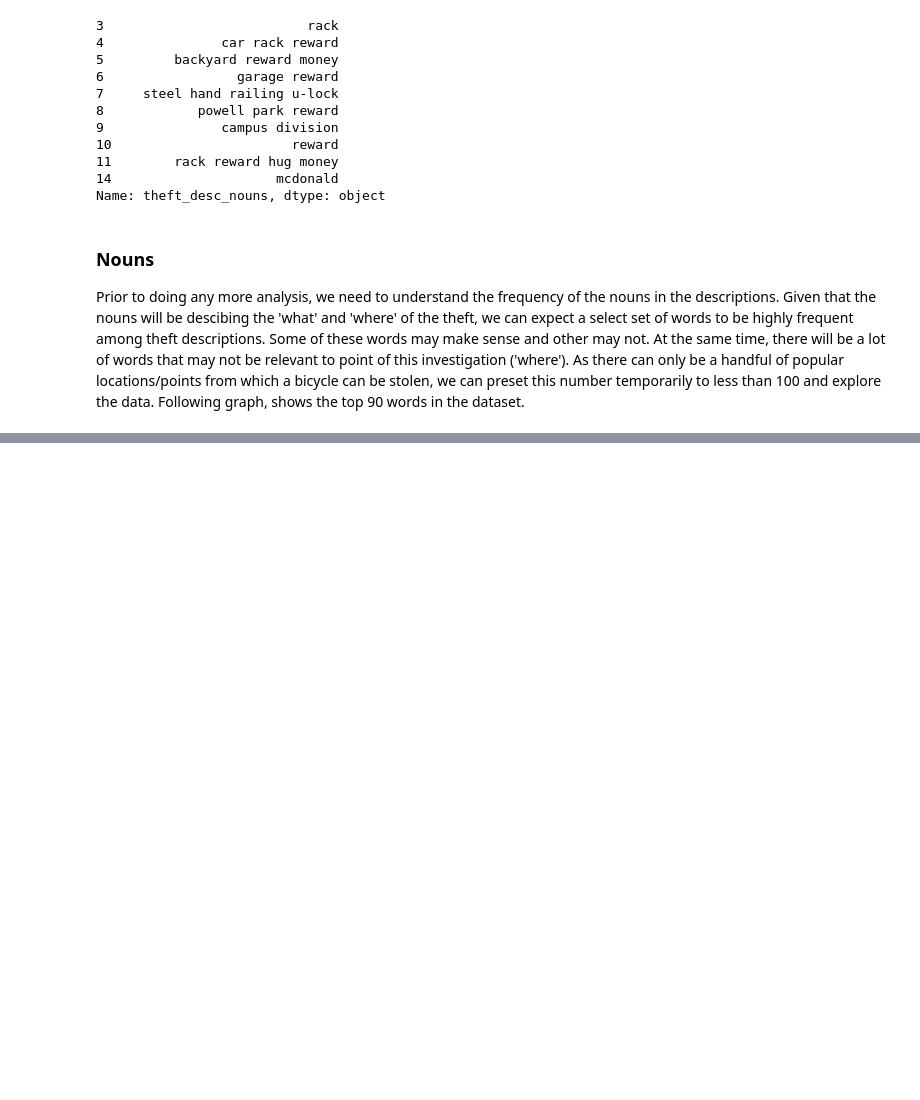
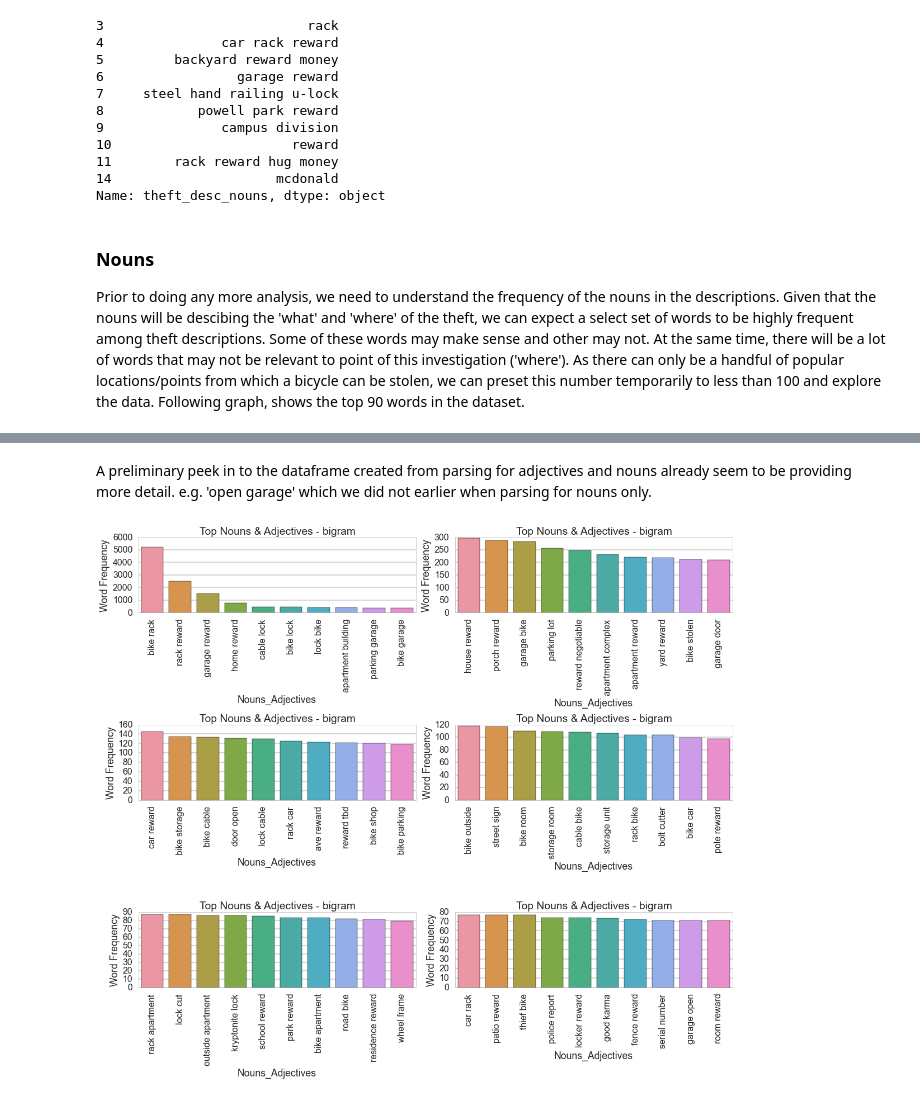
Before and after one commit to dilipbalachandran/project_cs109, a Jupyter notebook: code/Theft_Desc_Analysis-Draft.ipynb, the cells around one changed output, grey strips where cells are left out. Drawn from its saved outputs; the diff is of its cells as text; code cells hidden in the pictures; blank space fills up the shorter version.

```diff
--- a/code/Theft_Desc_Analysis-Draft.ipynb
+++ b/code/Theft_Desc_Analysis-Draft.ipynb
@@ -322,0 +348,16 @@ for row in plt_rows:
+# %%
+##############################################################################################
+#Approaching parsing text as bi-grams: Bigrams would include both adjective and noun together
+
+noun_adj_parsed = bike_subdf.theft_description.apply(gather_nouns_and_adj)
+noun_adj_parsed = noun_adj_parsed.to_frame()
+noun_adj_parsed.columns = ['theft_desc_nouns_adj']
+print "bike data frame shape before appending bigrams: ", bike_df_clean.shape
+#Merge new dataframe with original
+newdf1 = pd.concat([bike_df_clean, noun_adj_parsed], axis=1)
+
+#Remove theft desc where cell is null/empty
+null_mask1 = newdf1.theft_desc_nouns_adj == ''
+bike_df_clean = newdf1[~null_mask1].copy()
+print "bike data frame shape after appending bigrams: ", bike_df_clean.shape
+bike_df_clean.head(5)
@@ -322,0 +373,18 @@ for row in plt_rows:
+# %% [markdown]
+
+
+A preliminary peek in to the dataframe created from parsing for adjectives and nouns already seem to be providing more detail. e.g. 'open garage' which we did not earlier when parsing for nouns only.
+# %%
+#Vectorizer for bigrams
+vectorizer_nouns_adj = CountVectorizer(min_df=2, ngram_range=(2,2), stop_words='english')
+nouns_adj_sparse_matrix = vectorizer_nouns_adj.fit_transform(bike_df_clean.theft_desc_nouns_adj)
+
+Nouns_Adj = vectorizer_nouns_adj.get_feature_names()
+Nouns_Adj_Counts = np.asarray(nouns_adj_sparse_matrix.sum(axis=0)).ravel()
+Nouns_Adj_Freq = pd.DataFrame({'Nouns_Adjectives': Nouns_Adj, 'Count':Nouns_Adj_Counts})
+Sorted_Nouns_Adj_Freq = Nouns_Adj_Freq.sort(columns='Count', ascending=False)
+Sorted_Nouns_Adj_Freq.to_csv(DATAFILEPATH+'Nouns_Adj_frequency.csv',encoding='utf-8')
+# %%
+plot_freq_chart(3,2,Sorted_Nouns_Adj_Freq, "Top Nouns & Adjectives - bigram")
+# %% [output]
+[figure, added]
```
Also changed, not shown: parts of 20 cells of this notebook, 1 other file.
